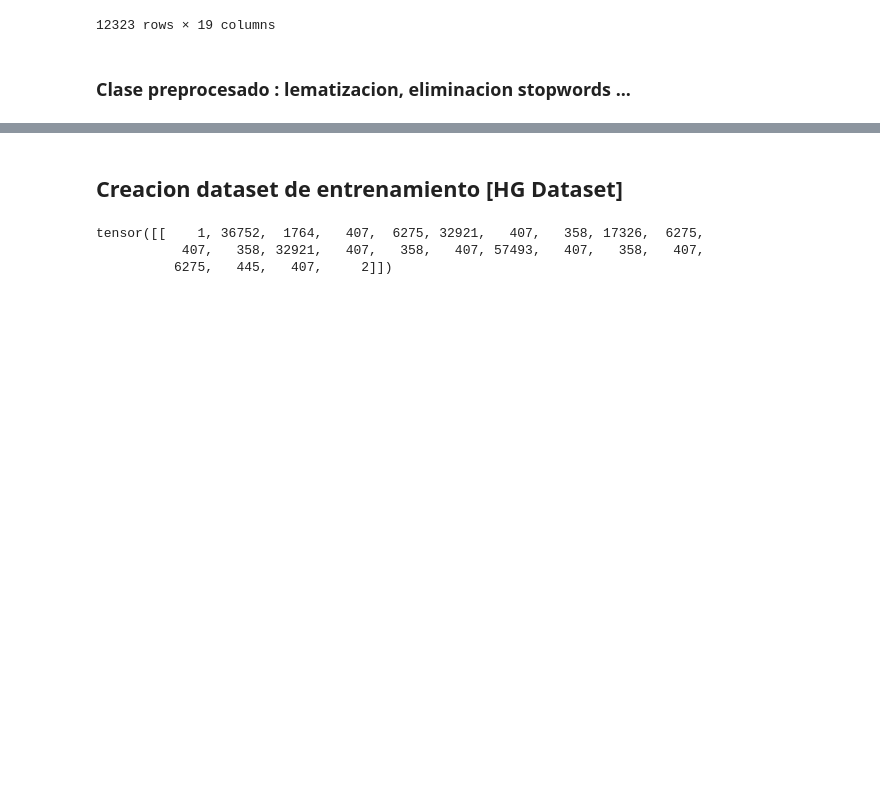
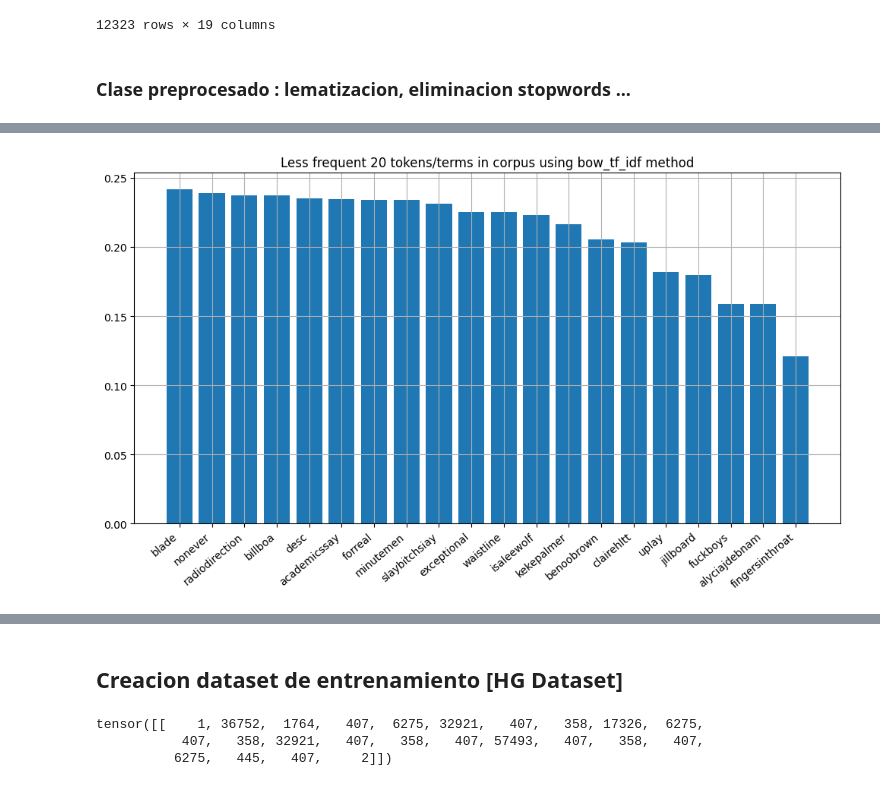
Before and after one commit to kokeitor/Twitter-Mental-Health-Classification, a Jupyter notebook: tw_classification_kaggle.ipynb, the cells around one changed output, grey strips where cells are left out. Cells and saved outputs as stored; diff of their text form; code cells hidden in the pictures; blank space fills up the shorter version.

```diff
--- a/tw_classification_kaggle.ipynb
+++ b/tw_classification_kaggle.ipynb
@@ -915,0 +917,10 @@ Name: post_text, dtype: object
+# %%
+num_tokens=20
+plt.figure(figsize=(12,6))
+plt.bar(x=most_frequent_bow_tf_idf.tail(num_tokens).index, height=most_frequent_bow_tf_idf.tail(num_tokens).values)
+plt.xticks(rotation=40, ha='right')
+plt.title(f"Less frequent {num_tokens} tokens/terms in corpus using bow_tf_idf method")
+plt.grid()
+plt.show()
+# %% [output]
+[figure, added]
```
Also changed, not shown: parts of 85 cells of this notebook, 2 other files.
